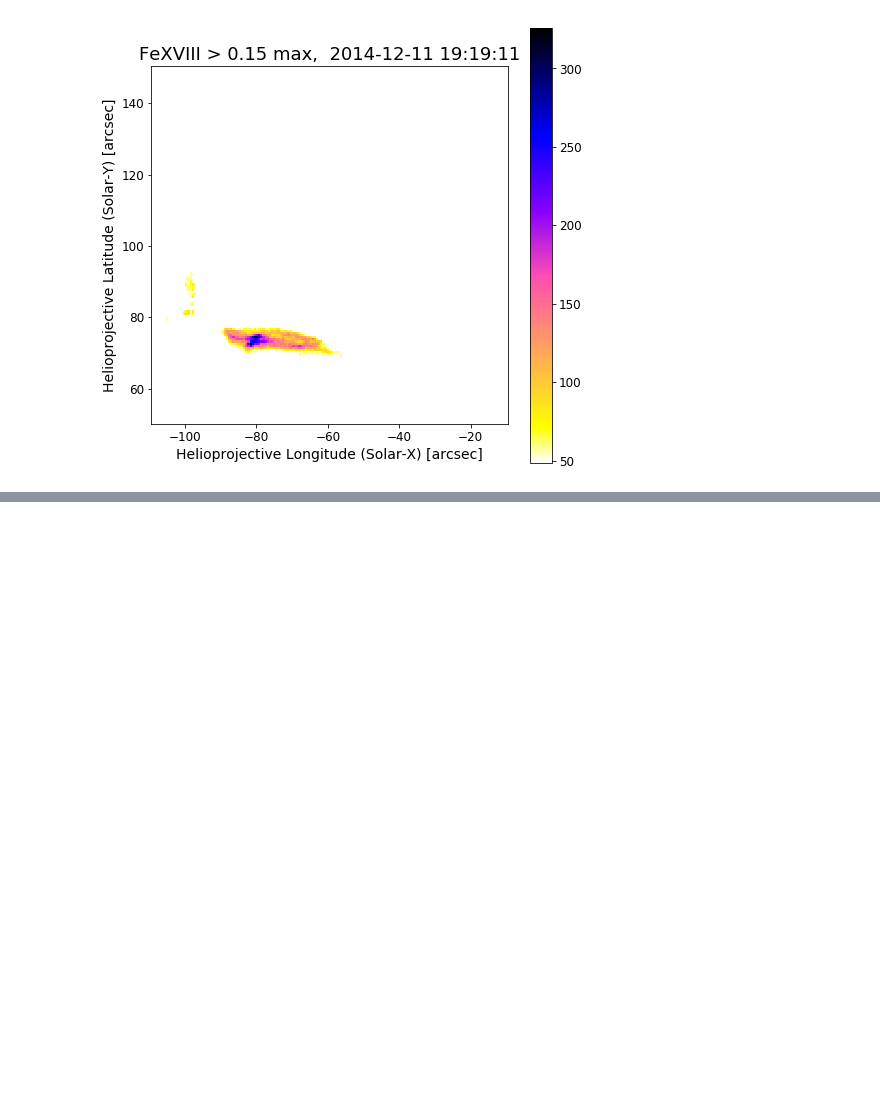
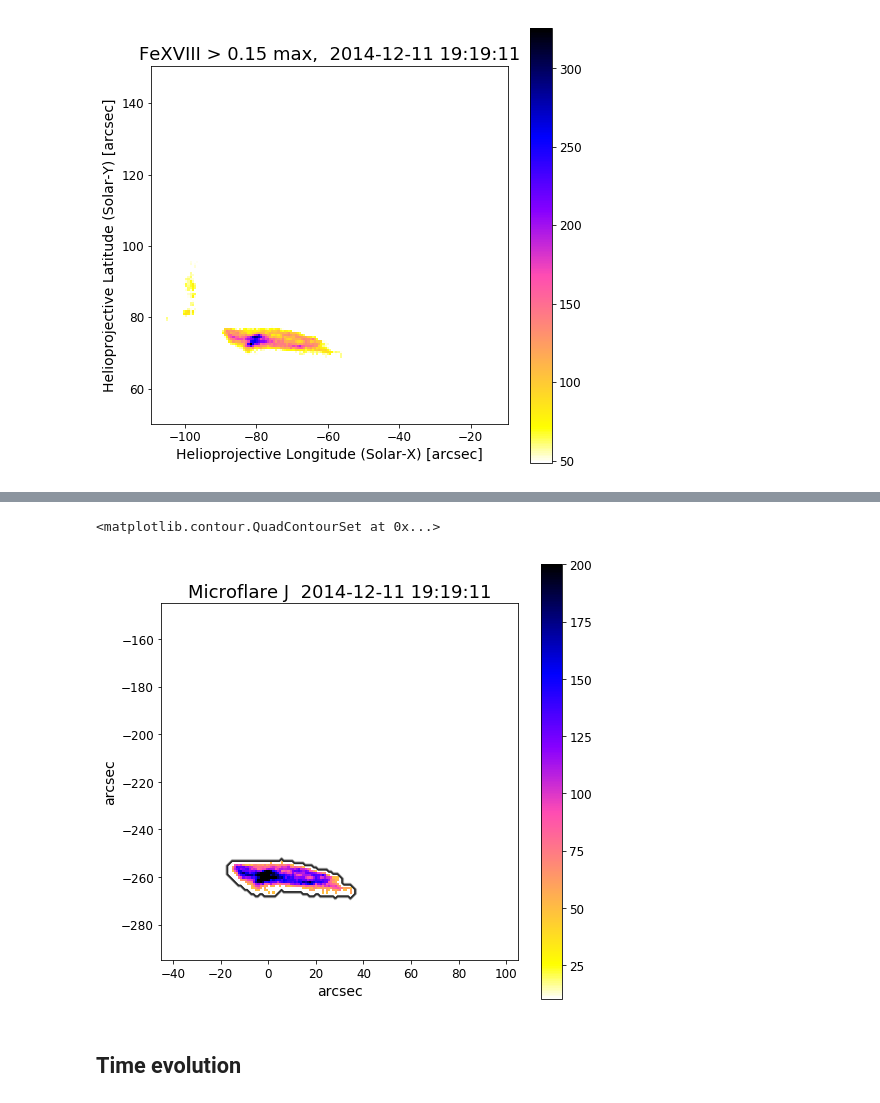
Before and after one commit to pymilo/Milo_FOXSI_Science, a Jupyter notebook: Notebooks/For_Athiray_Second_Microflare.ipynb, the cells around one changed output, grey strips where cells are left out. Drawn from its saved outputs; the diff is of its cells as text; code cells hidden in the pictures; blank space fills up the shorter version.

```diff
--- a/Notebooks/For_Athiray_Second_Microflare.ipynb
+++ b/Notebooks/For_Athiray_Second_Microflare.ipynb
@@ -204,0 +234,14 @@ plt.imshow(mask,origin='lower',cmap='Greys')
+# %%
+data3 = ndimage.gaussian_filter(map15.data * (labels==1), 0)
+plt.figure(figsize=(8,8))
+extent = (-45,105,-295,-145)
+plt.title('Microflare J '+maps[ta].name[-20:],fontsize=18)
+plt.imshow(data3,origin='lower',cmap='gnuplot2_r',vmin=10,vmax=200,extent=extent)
+plt.colorbar()
+plt.xlabel('arcsec');plt.ylabel('arcsec');
+plt.contour(((labels==1)),extent=extent,cmap='Greys')
+# %% [output]
+<matplotlib.contour.QuadContourSet at 0x...>
+[figure, added]
+# %% [markdown]
+## Time evolution
```
Also changed, not shown: parts of 10 cells of this notebook, 56 other files.
